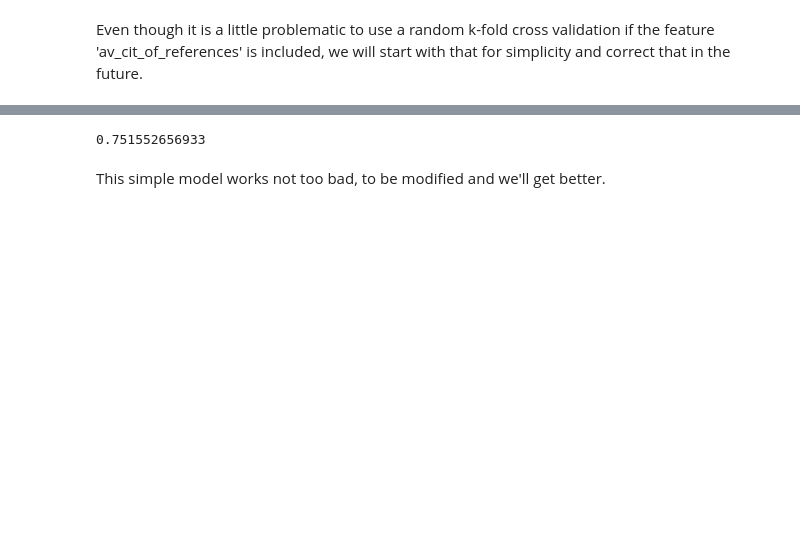
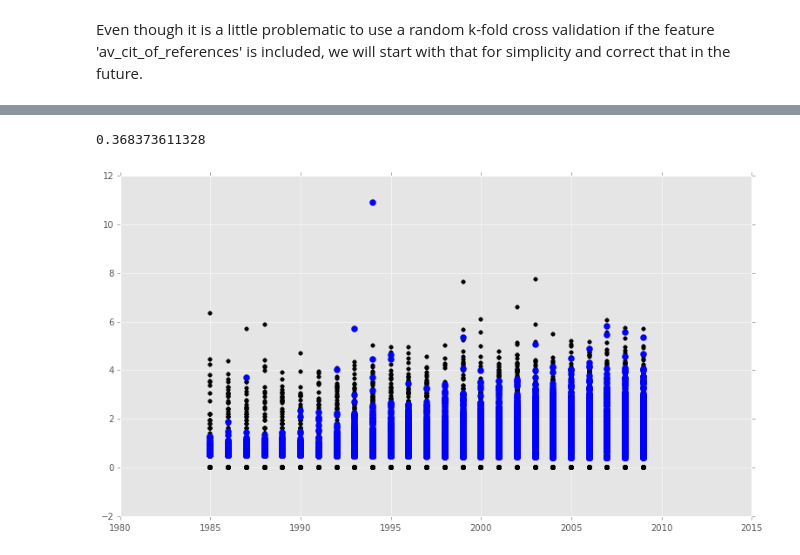
Before and after one commit to crittersik/Inspire_Data_Analysis, a Jupyter notebook: Inspire_predict_citations.ipynb, the cells around one changed output, grey strips where cells are left out. Cells and saved outputs as stored; diff of their text form; code cells hidden in the pictures; blank space fills up the shorter version.

Commit message:
bib cit count added

```diff
--- a/Inspire_predict_citations.ipynb
+++ b/Inspire_predict_citations.ipynb
@@ -26,7 +32,7 @@ The InspireHEP database with papers, references, citations and authors is an ext
 # %%
 # filter data based on year of publication
 start_year = 1985
-actual_year = 2008
+actual_year = 2009
 raw_data = df_clean[(df_clean['year'] >= start_year) & (df_clean['year'] <= actual_year)]
 # %%
 #To work with 5 year citation threshold we define the threshhold for years and months.
@@ -98,3 +89,10 @@ sample average cit count for recid 2603:  24.7234042553
+# %%
+# read dictionary with bibliography details per recid
+recid_bib = {}
+with open(DATA_PATH + PATH_recid_bib) as infile:
+    for line in infile:
+        key, value = json.loads(line)
+        recid_bib[key] = value
 # %% [markdown]
 # ***
 # %% [markdown]
@@ -152,12 +150,12 @@ def enhance_data(raw_data, shuffle=True):
     for elem in best_kwrds:
         data[elem] = elem in data['std_kwd']
 
-    #adding average citation count of references
-    data['av_cit_of_references'] = map(average_cit_count, data['citations'])
-
+    #adding average citation count of references, citations only counted at the publication date
+    data['av_cit_ref'] = map(lambda x: recid_bib[x]['bib_av_cit'] if x in recid_bib else -1, data['recid'])
 
     #adding citation count after 5 years
     data['cit_count_5'] = map(lambda x: int(recid_citation[x]['cit_5']) if x in recid_citation else 0, data['recid'])
+    data['cit_log_5'] = map(lambda x: math.log(x+1), data['cit_count_5'])
 
     #adding citation category as outcome
     data['cit_tot_cat'] = map(lambda x: inspire_citation_category(float(x)), data['cit_count'])
@@ -167,6 +165,18 @@ def enhance_data(raw_data, shuffle=True):
 
     return data
 
-data = enhance_data(raw_data)
+#################################################
+# take only sample of rows
+NO_sample = 5000 #1080316 #numer of sample rows taken for analysis
+rows = random.sample(raw_data.index, NO_sample)
+raw_sample = raw_data.ix[rows]
+#######################################
+
+start = time()
+data = enhance_data(raw_sample)
+end = time()
+print 'time for enhance', end - start, 's'
+
 print data.columns
+#print data.head(1)
 # %% [output]
@@ -203,15 +226,13 @@ print score(RandomForestClassifier(), X, y)
 # %%
 # choose keys for machine learning
 n = len(data)
-feats = ['year', 'tot_auth_count', 'ref_count','title_len', 'abstract_len',
-         'av_cit_of_references'] + best_kwrds
+feats = ['year', 'tot_auth_count', 'ref_count','title_len', 'abstract_len', 'av_cit_ref'] + best_kwrds
+
 #print feats
 
-X2 = np.array(data.get(feats))
-y2 = np.array(data.cit_5_cat)
+X = np.array(data.get(feats))
+y = np.array(data.cit_log_5)
-# %%
-print score(RandomForestClassifier(), X2, y2)
-# %% [output]
-0.751552656933
-# %% [markdown]
-This simple model works not too bad, to be modified and we'll get better.
+# %%
+print score(LinearRegression(), X, y)
+# %% [output]
+0.368373611328
@@ -217,0 +243,9 @@ This simple model works not too bad, to be modified and we'll get better.
+# %%
+# Plot outputs
+plot2 = matplotlib.pyplot.gcf()
+plt.scatter(data.get('year'), y,  color='black')
+plt.scatter(data.get('year'), clf.predict(X), color='blue', linewidth=3)
+plot2.set_size_inches(13, 7)
+plt.show()
+# %% [output]
+[figure, added]
```
Also changed, not shown: parts of 16 cells of this notebook, 2 other files.
